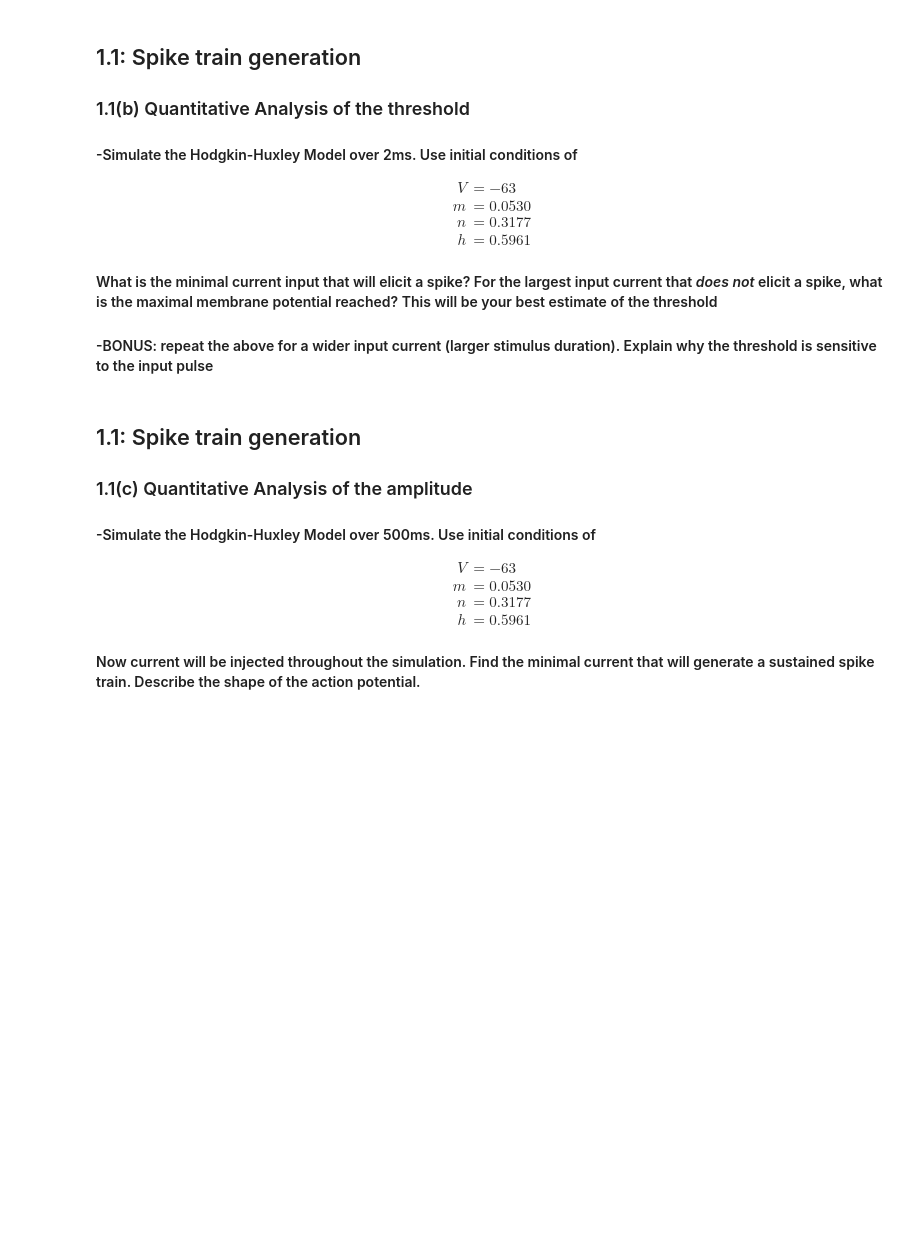
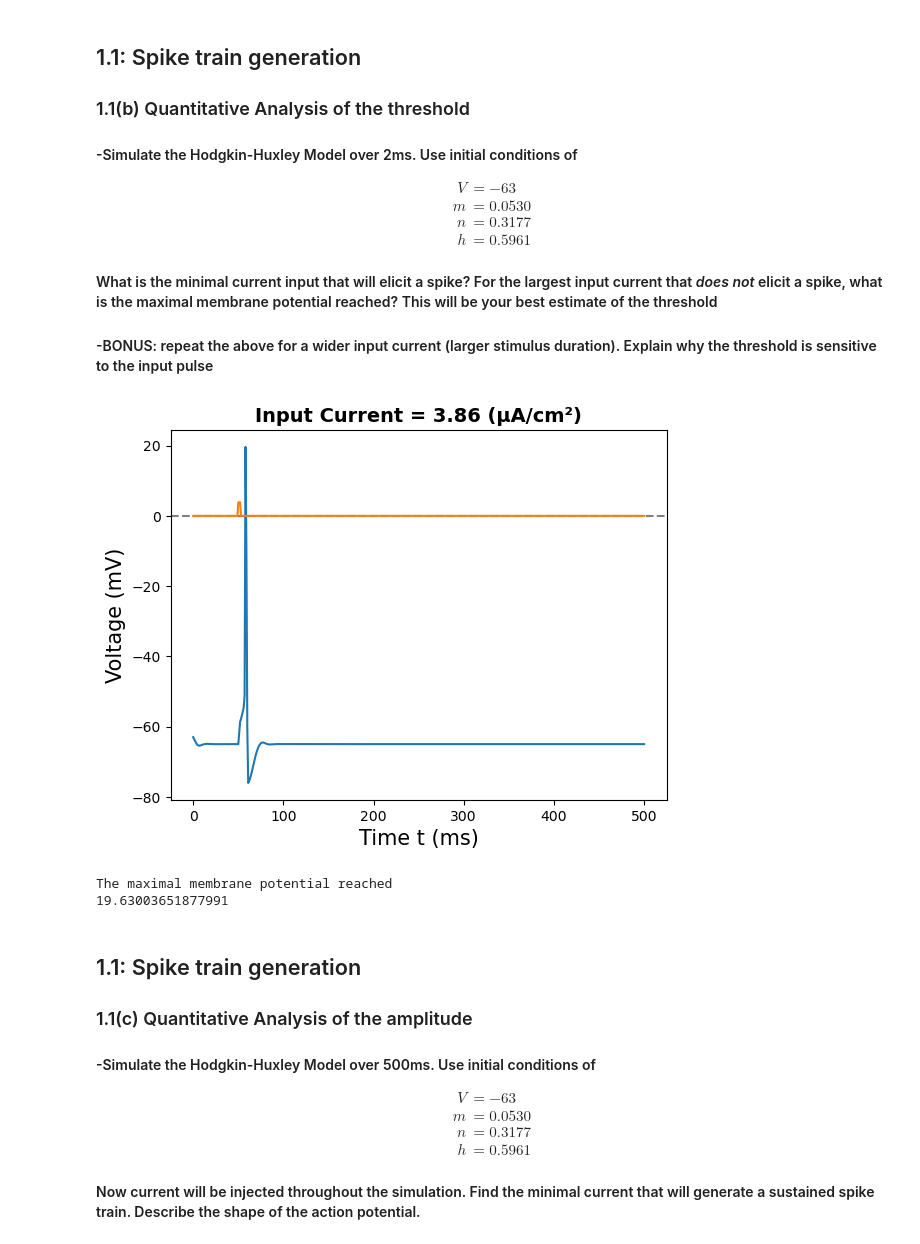
Before and after one commit to WillardFord/BIPN_164, a Jupyter notebook: Homework1_BIPN164.ipynb, the cells around one changed output. Cells and saved outputs as stored; diff of their text form; code cells hidden in the pictures; blank space fills up the shorter version.

```diff
--- a/Homework1_BIPN164.ipynb
+++ b/Homework1_BIPN164.ipynb
@@ -208,51 +212,53 @@ T_total = 500 # ms
 t = np.linspace(0, T_total, T_total+1)
 
 # TO DO: Find minimal current that will elicit a spike
-I_current =  # microA/cm^2
-
+I_current =  3.86 # microA/cm^2 #TODO find min voltage
 
 # TODO: Set the initial values for V, m, n, h
-initial = [..., ..., ..., ...]
+initial = [-63, 0.0530, 0.3177, 0.5961]
 
 t_current_start = 50 # input current pulse will start at this time
-t_current_end   = ... # input current pulse will end at this time
+t_current_end   = 52 # input current pulse will end at this time
 
 # Solve the differential equation using odeint
-t = np.linspace(0, T_total, 10000)
 
 
 Iinput = [I_current,t_current_start,t_current_end]
 y = odeint(HHModel, initial, t, args=(Iinput,)) # integrate the values over time
 V = (y[:,0]) # access all of the values for V
 m = (y[:,1])
 h = (y[:,2])
 n = (y[:,3])
 
 # This is to visualize the stimulus
 for i in range(T_total):
-    if (i>= t_current_start) and (i<=t_current_end[t_idx]):
-        Iapp[i] = I_current_amplitude[i_idx]
+    if (i>= t_current_start) and (i<=t_current_end):
+        Iapp[i] = I_current
     else:
         Iapp[i] = 0
 
 
 # TODO: Plot V(t)
 plt.figure()
-plt.plot(...,...)
+plt.plot(t,V)
 plt.axhline(y=0, color='gray', linestyle='--')
 
 #TODO: Overlay with the stimulus
-plt.plot(...,...)
+plt.plot(t,Iapp)
 
 plt.ylabel('Voltage (mV)', fontsize=15)
 plt.xlabel('Time t (ms)', fontsize=15)
 plt.title('Input Current = {} (\u00B5A/cm\u00B2)'.format(I_current), fontweight='bold', fontsize=14)
 
 plt.show()
 
 
 print("The maximal membrane potential reached")
 print(np.max(V))
+# %% [output]
+[figure, added]
+The maximal membrane potential reached
+19.63003651877991
 # %% [markdown]
 ## 1.1: Spike train generation
 ### 1.1(c) Quantitative Analysis of the amplitude
```
Also changed, not shown: parts of 12 cells of this notebook.
